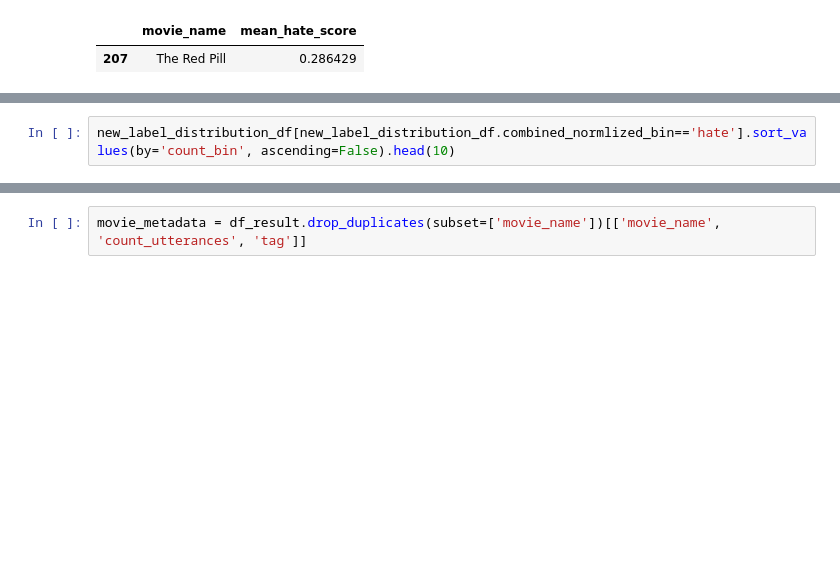
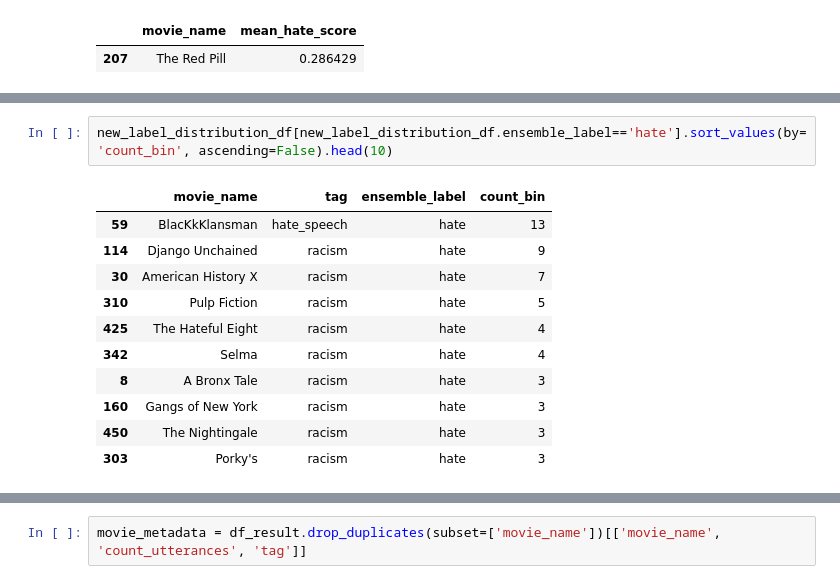
Before and after one commit to nvbogu/movie_hatespeech_detection, a Jupyter notebook: niklas_approach/plot_results.ipynb, the cells around one changed output, grey strips where cells are left out. Drawn from its saved outputs; the diff is of its cells as text; blank space fills up the shorter version.

```diff
--- a/niklas_approach/plot_results.ipynb
+++ b/niklas_approach/plot_results.ipynb
@@ -128,3 +167,15 @@ new_label_distribution_df[new_label_distribution_df.combined_normlized_bin=='nei
 # %%
-new_label_distribution_df[new_label_distribution_df.combined_normlized_bin=='hate'].sort_values(by='count_bin', ascending=False).head(10)
+new_label_distribution_df[new_label_distribution_df.ensemble_label=='hate'].sort_values(by='count_bin', ascending=False).head(10)
+# %% [output]
+|  | movie_name | tag | ensemble_label | count_bin |
+| 59 | BlacKkKlansman | hate_speech | hate | 13 |
+| 114 | Django Unchained | racism | hate | 9 |
+| 30 | American History X | racism | hate | 7 |
+| 310 | Pulp Fiction | racism | hate | 5 |
+| 425 | The Hateful Eight | racism | hate | 4 |
+| 342 | Selma | racism | hate | 4 |
+| 8 | A Bronx Tale | racism | hate | 3 |
+| 160 | Gangs of New York | racism | hate | 3 |
+| 450 | The Nightingale | racism | hate | 3 |
+| 303 | Porky's | racism | hate | 3 |
 # %%
```
Also changed, not shown: parts of 31 cells of this notebook.
